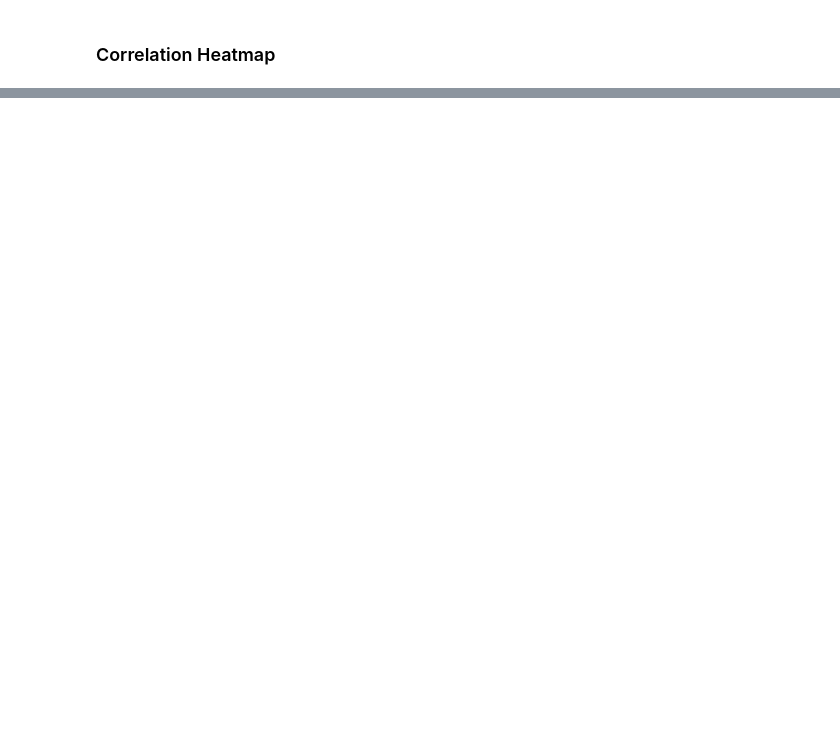
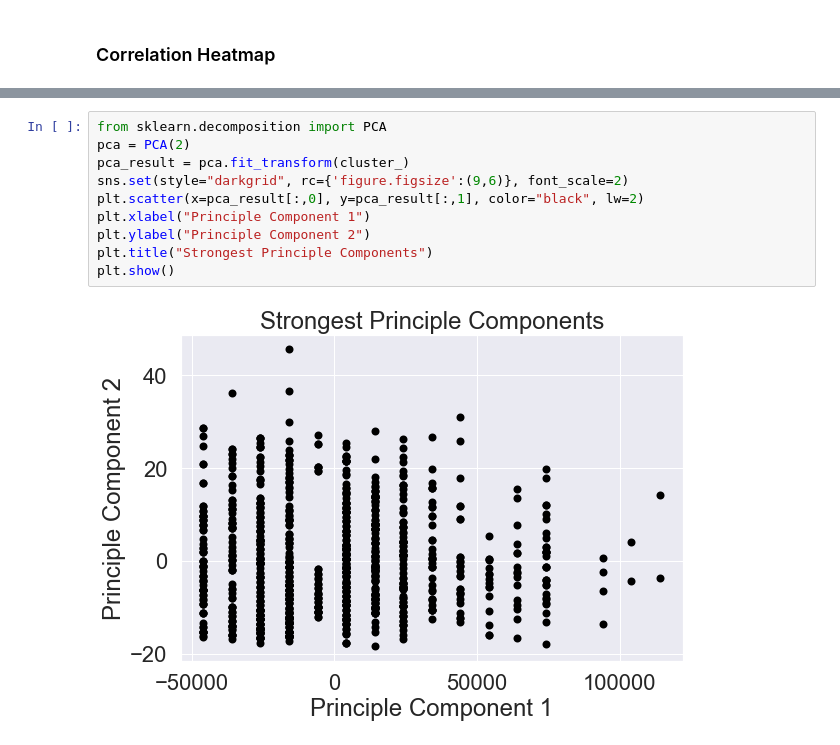
Before and after one commit to balachander712/customer-segmentation, a Jupyter notebook: customer-segmentation.ipynb, the cells around one changed output, grey strips where cells are left out. Drawn from its saved outputs; the diff is of its cells as text; blank space fills up the shorter version.

```diff
--- a/customer-segmentation.ipynb
+++ b/customer-segmentation.ipynb
@@ -625,0 +647,12 @@ plt.show()
+# %%
+from sklearn.decomposition import PCA
+pca = PCA(2)
+pca_result = pca.fit_transform(cluster_)
+sns.set(style="darkgrid", rc={'figure.figsize':(9,6)}, font_scale=2)
+plt.scatter(x=pca_result[:,0], y=pca_result[:,1], color="black", lw=2)
+plt.xlabel("Principle Component 1")
+plt.ylabel("Principle Component 2")
+plt.title("Strongest Principle Components")
+plt.show()
+# %% [output]
+[figure, added]
```
Also changed, not shown: parts of 33 cells of this notebook.
